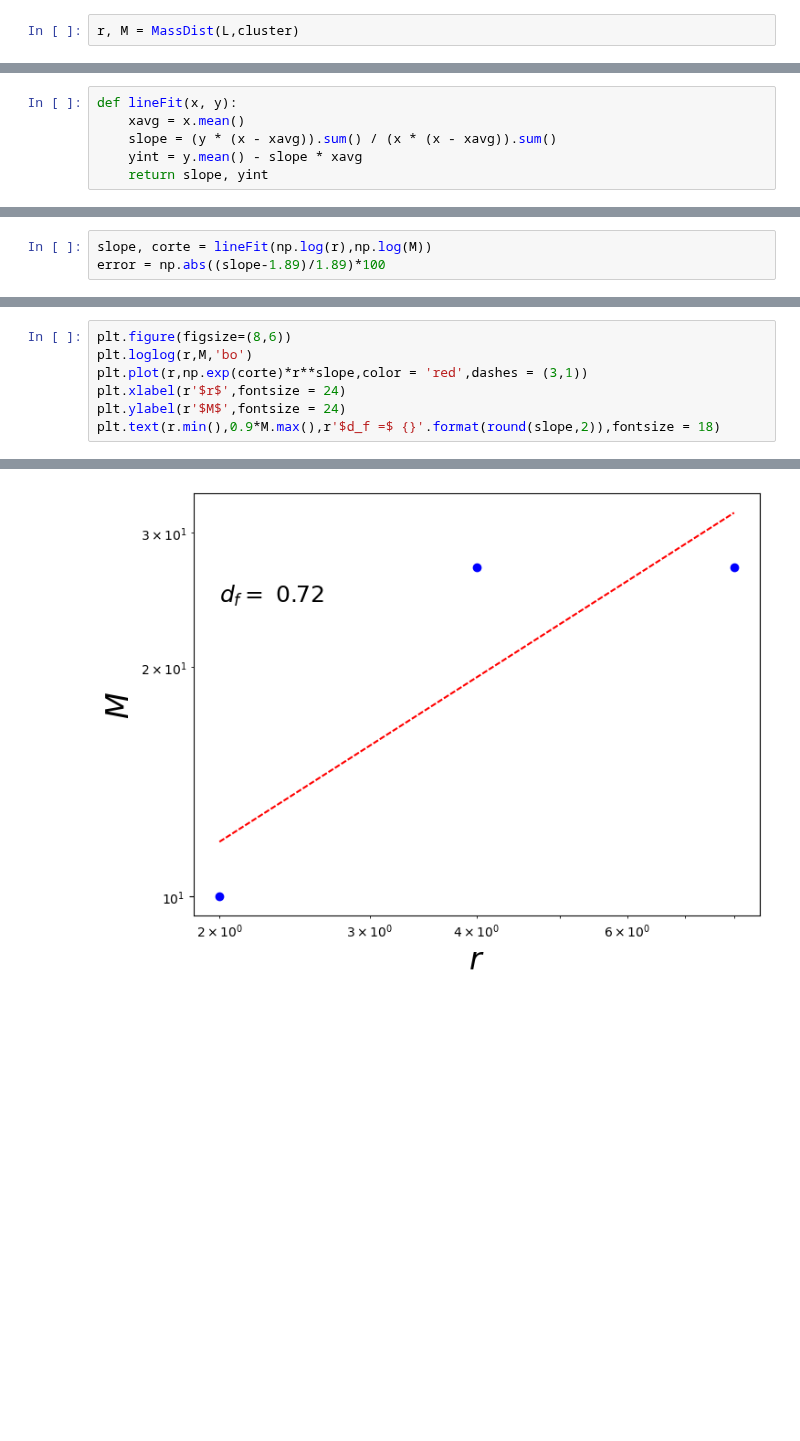
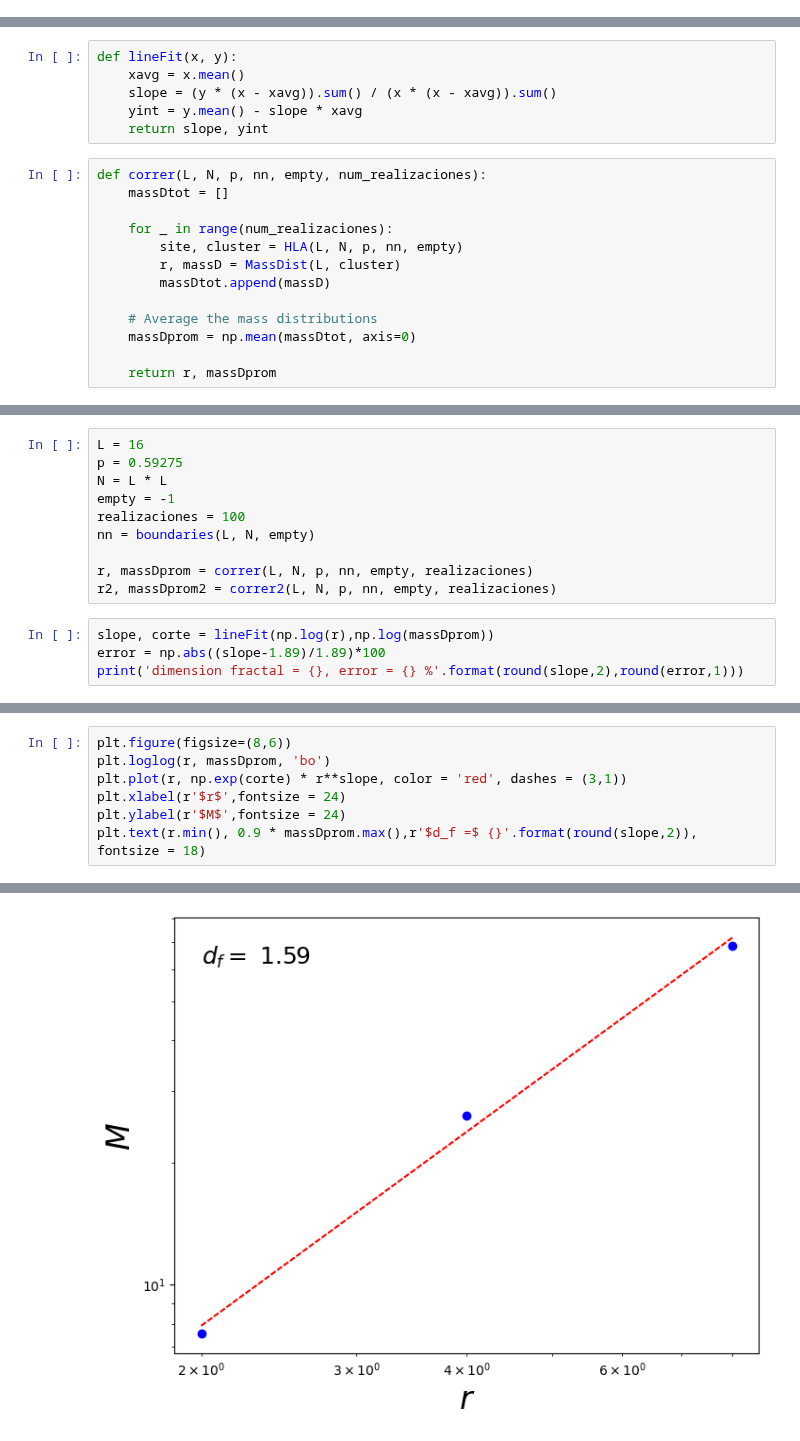
Before and after one commit to apareram/f-sica-computacional, a Jupyter notebook: labs/lab6_P2_ximenaAlbertoLorenzo.ipynb, the cells around one changed output, grey strips where cells are left out. Saved outputs shown, nothing was run; the diff lists cells and outputs as text; blank space fills up the shorter version.

```diff
--- a/labs/lab6_P2_ximenaAlbertoLorenzo.ipynb
+++ b/labs/lab6_P2_ximenaAlbertoLorenzo.ipynb
@@ -137,5 +138,3 @@ def MassDist(L, cluster):
         massinside.append(dr[dr < (2**i)].size)
         r.append(2**i)
     return np.array(r), np.array(massinside)
-# %%
-r, M = MassDist(L,cluster)
@@ -145,3 +163,16 @@ def lineFit(x, y):
     slope = (y * (x - xavg)).sum() / (x * (x - xavg)).sum()
     yint = y.mean() - slope * xavg
     return slope, yint
+# %%
+def correr(L, N, p, nn, empty, num_realizaciones):
+    massDtot = []
+
+    for _ in range(num_realizaciones):
+        site, cluster = HLA(L, N, p, nn, empty)
+        r, massD = MassDist(L, cluster)
+        massDtot.append(massD)
+
+    # Average the mass distributions
+    massDprom = np.mean(massDtot, axis=0)
+
+    return r, massDprom
@@ -148,3 +192,14 @@ def lineFit(x, y):
+# %%
+L = 16
+p = 0.59275
+N = L * L
+empty = -1
+realizaciones = 100
+nn = boundaries(L, N, empty)
+
+r, massDprom = correr(L, N, p, nn, empty, realizaciones)
+r2, massDprom2 = correr2(L, N, p, nn, empty, realizaciones)
 # %%
-slope, corte = lineFit(np.log(r),np.log(M))
+slope, corte = lineFit(np.log(r),np.log(massDprom))
 error = np.abs((slope-1.89)/1.89)*100
+print('dimension fractal = {}, error = {} %'.format(round(slope,2),round(error,1)))
@@ -155,8 +208,8 @@ dimension fractal = 0.72, error = 62.1 %
 # %%
 plt.figure(figsize=(8,6))
-plt.loglog(r,M,'bo')
-plt.plot(r,np.exp(corte)*r**slope,color = 'red',dashes = (3,1))
+plt.loglog(r, massDprom, 'bo')
+plt.plot(r, np.exp(corte) * r**slope, color = 'red', dashes = (3,1))
 plt.xlabel(r'$r$',fontsize = 24)
 plt.ylabel(r'$M$',fontsize = 24)
-plt.text(r.min(),0.9*M.max(),r'$d_f =$ {}'.format(round(slope,2)),fontsize = 18)
+plt.text(r.min(), 0.9 * massDprom.max(),r'$d_f =$ {}'.format(round(slope,2)), fontsize = 18)
 # %% [output]
@@ -164 +217 @@ Text(2, 24.3, '$d_f =$ 0.72')
-[figure, old version]
+[figure, new version]
```
Also changed, not shown: parts of 11 cells of this notebook.
